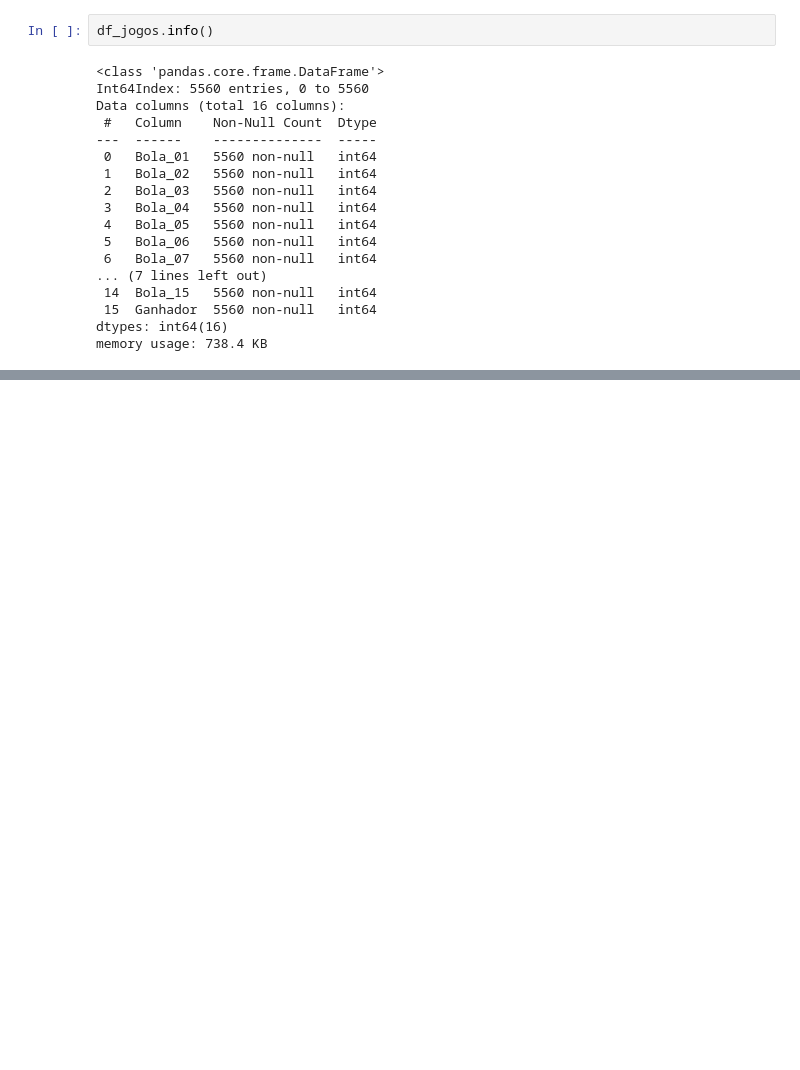
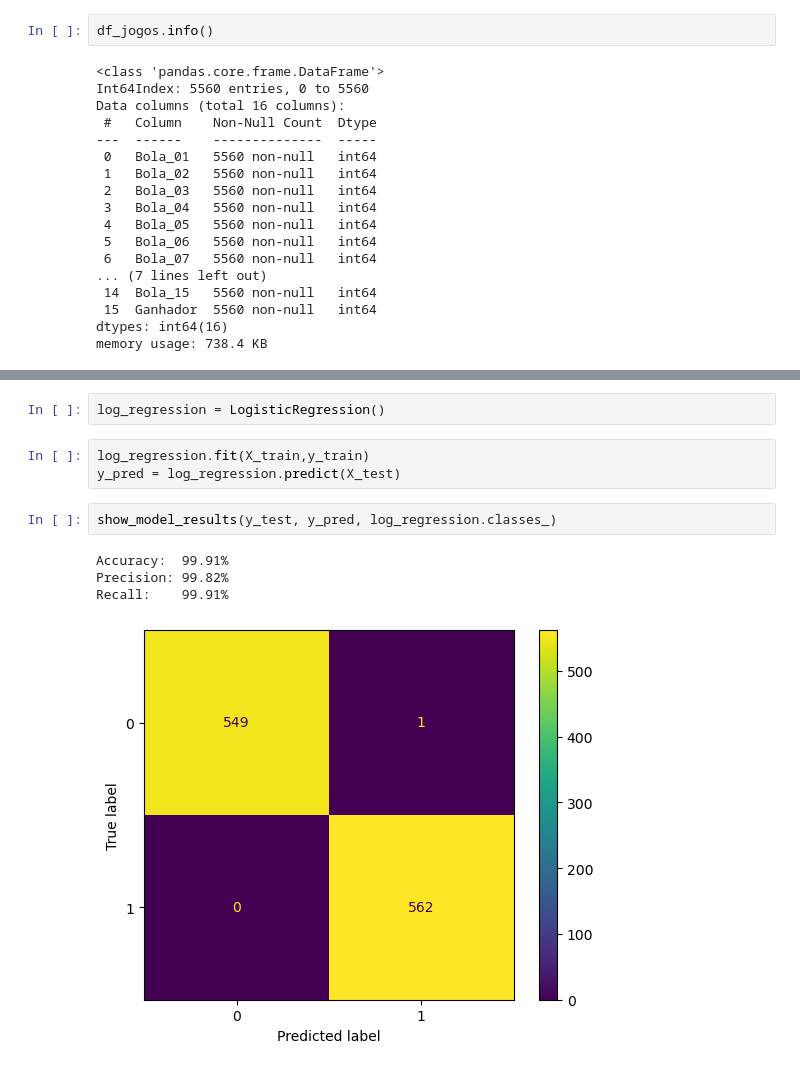
Before and after one commit to ThiagoOliveira001/learningIA, a Jupyter notebook: IA2A2/DESAFIO4/Lotofacil.ipynb, the cells around one changed output, grey strips where cells are left out. Drawn from its saved outputs; the diff is of its cells as text; blank space fills up the shorter version.

```diff
--- a/IA2A2/DESAFIO4/Lotofacil.ipynb
+++ b/IA2A2/DESAFIO4/Lotofacil.ipynb
@@ -387,0 +458,12 @@ Name: Bola_01, dtype: int64
+# %%
+log_regression = LogisticRegression()
+# %%
+log_regression.fit(X_train,y_train)
+y_pred = log_regression.predict(X_test)
+# %%
+show_model_results(y_test, y_pred, log_regression.classes_)
+# %% [output]
+Accuracy:  99.91%
+Precision: 99.82%
+Recall:    99.91%
+[figure, added]
```
Also changed, not shown: parts of 36 cells of this notebook.
